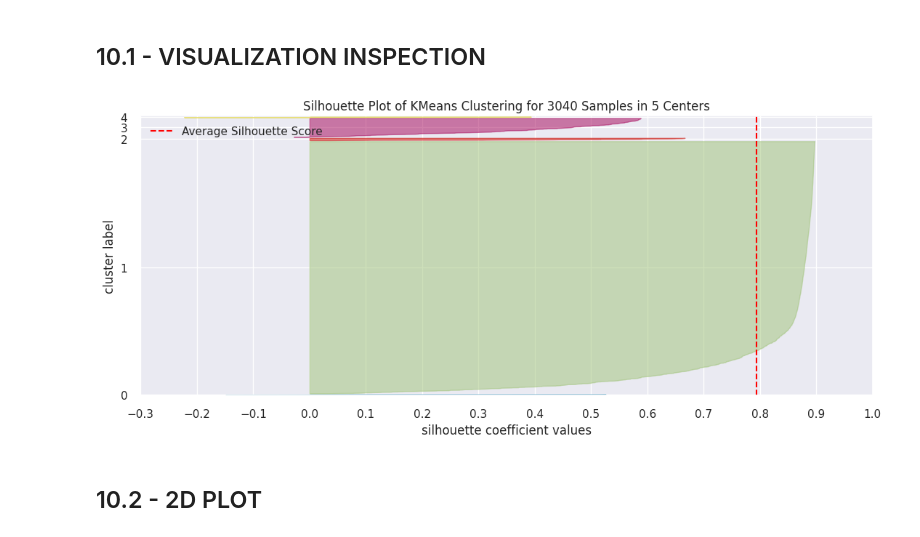
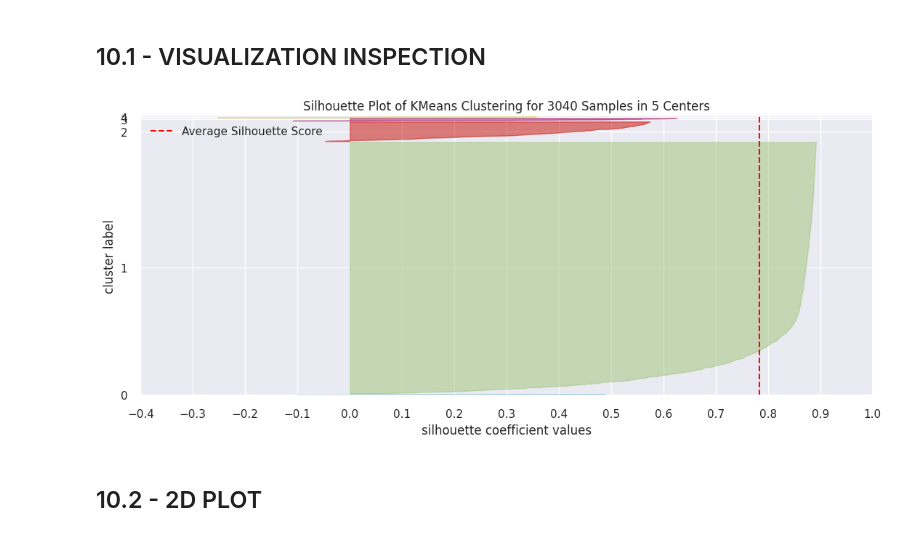
Before and after one commit to erickvieiras/customer_loyalty_program, a Jupyter notebook: notebook/clustering_v4.0.ipynb, the cells around one changed output. Drawn from its saved outputs; the diff is of its cells as text; code cells hidden in the pictures.

```diff
--- a/notebook/clustering_v4.0.ipynb
+++ b/notebook/clustering_v4.0.ipynb
@@ -815,5 +959,5 @@ plt.show()
 # %%
 kmeans = KElbowVisualizer(KMeans(), k = cluster, timings = False)
-kmeans.fit(x)
+kmeans.fit(parameter_tunning)
 kmeans.show();
 # %% [output]
@@ -822,6 +966,6 @@ kmeans.show();
 ## 8.2 - SILHOUETT SCORE
 # %%
 kmeans = KElbowVisualizer(KMeans(), k = cluster, timings = False, metric='silhouette', timing = 'fit')
-kmeans.fit(x)
+kmeans.fit(parameter_tunning)
 kmeans.show();
 # %% [output]
@@ -835,6 +979,6 @@ for k in cluster:
     q, mod = divmod(k, 2)
     kmeans = KMeans(init = 'random', n_clusters = k, n_init = 10, max_iter = 100, random_state = 42)
     visualizer = SilhouetteVisualizer(kmeans, colors = 'yellowbrick', ax = ax[q-1][mod])
-    visualizer.fit(x)
+    visualizer.fit(parameter_tunning)
     visualizer.finalize()
 # %% [output]
@@ -849,7 +993,7 @@ k = 5
 kmeans = KMeans(init = 'random', n_clusters = k, n_init = 10, max_iter = 300, random_state = 42)
 
 #model training
-kmeans.fit(x)
+kmeans.fit(parameter_tunning)
 
 #clustering
 labels = kmeans.labels_
@@ -883,10 +1027,10 @@ df9.head(10)
 ## 10.1 - VISUALIZATION INSPECTION
 # %%
 visualizer = SilhouetteVisualizer(kmeans, colors = 'yellowbrick')
-visualizer.fit(x)
+visualizer.fit(parameter_tunning)
 visualizer.finalize()
 # %% [output]
-[figure, old version]
+[figure, new version]
 # %% [markdown]
 ## 10.2 - 2D PLOT
 # %%
```
Also changed, not shown: parts of 56 cells of this notebook.
